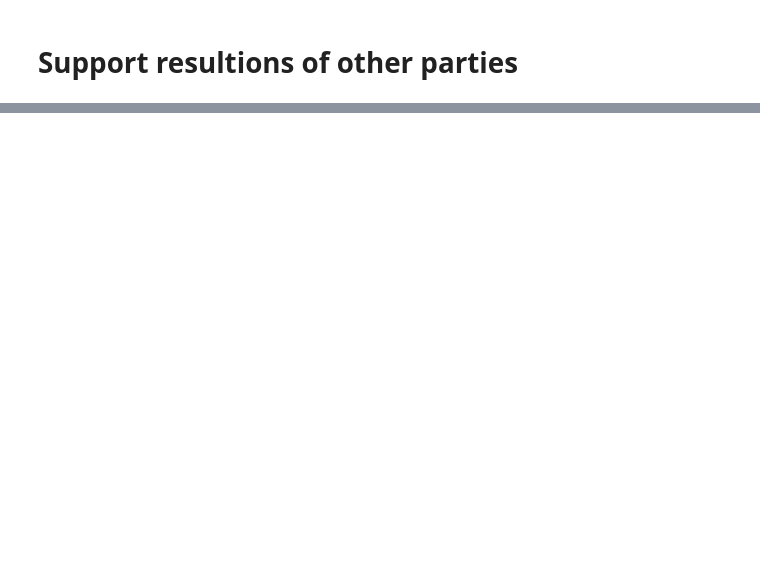
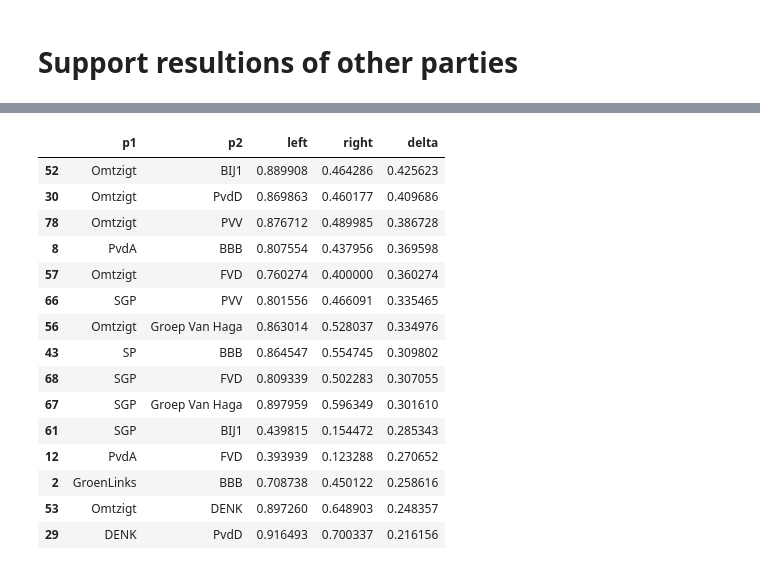
Before and after one commit to jvanelteren/kamermoties, a Jupyter notebook: 5_party-similarity.ipynb, the cells around one changed output, grey strips where cells are left out. Saved outputs shown, nothing was run; the diff lists cells and outputs as text; code cells hidden in the pictures; blank space fills up the shorter version.

```diff
--- a/5_party-similarity.ipynb
+++ b/5_party-similarity.ipynb
@@ -283,3 +306,35 @@ stem_perc[:15]
+# %%
+comp = []
+for p1 in parties:
+    for p2 in parties:
+        if p1 not in ['CDA', 'VVD', 'D66', 'ChristenUnie'] and p2 not in ['CDA', 'VVD', 'D66', 'ChristenUnie']:
+            if p1 > p2:
+                left = stem_perc[(stem_perc['partij']==p1) & (stem_perc['support']==p2)]['percentage'].iloc[0]
+                right = stem_perc[(stem_perc['partij']==p2) & (stem_perc['support']==p1)]['percentage'].iloc[0]
+                if left < right:
+                    left, right = right, left
+                    comp.append({'p1':p2, 'p2':p1, 'left':left, 'right':right, 'delta':abs(left-right)})
+                else:
+                    comp.append({'p1':p1, 'p2':p2, 'left':left, 'right':right, 'delta':abs(left-right)})
+compdf = pd.DataFrame(comp)
+compdf.sort_values(by='delta', ascending=False)[:15]
+# %% [output]
+|  | p1 | p2 | left | right | delta |
+| 52 | Omtzigt | BIJ1 | 0.889908 | 0.464286 | 0.425623 |
+| 30 | Omtzigt | PvdD | 0.869863 | 0.460177 | 0.409686 |
+| 78 | Omtzigt | PVV | 0.876712 | 0.489985 | 0.386728 |
+| 8 | PvdA | BBB | 0.807554 | 0.437956 | 0.369598 |
+| 57 | Omtzigt | FVD | 0.760274 | 0.400000 | 0.360274 |
+| 66 | SGP | PVV | 0.801556 | 0.466091 | 0.335465 |
+| 56 | Omtzigt | Groep Van Haga | 0.863014 | 0.528037 | 0.334976 |
+| 43 | SP | BBB | 0.864547 | 0.554745 | 0.309802 |
+| 68 | SGP | FVD | 0.809339 | 0.502283 | 0.307055 |
+| 67 | SGP | Groep Van Haga | 0.897959 | 0.596349 | 0.301610 |
+| 61 | SGP | BIJ1 | 0.439815 | 0.154472 | 0.285343 |
+| 12 | PvdA | FVD | 0.393939 | 0.123288 | 0.270652 |
+| 2 | GroenLinks | BBB | 0.708738 | 0.450122 | 0.258616 |
+| 53 | Omtzigt | DENK | 0.897260 | 0.648903 | 0.248357 |
+| 29 | DENK | PvdD | 0.916493 | 0.700337 | 0.216156 |
 # %%
 # hide_input
 
```
Also changed, not shown: parts of 10 cells of this notebook, 8 other files.
